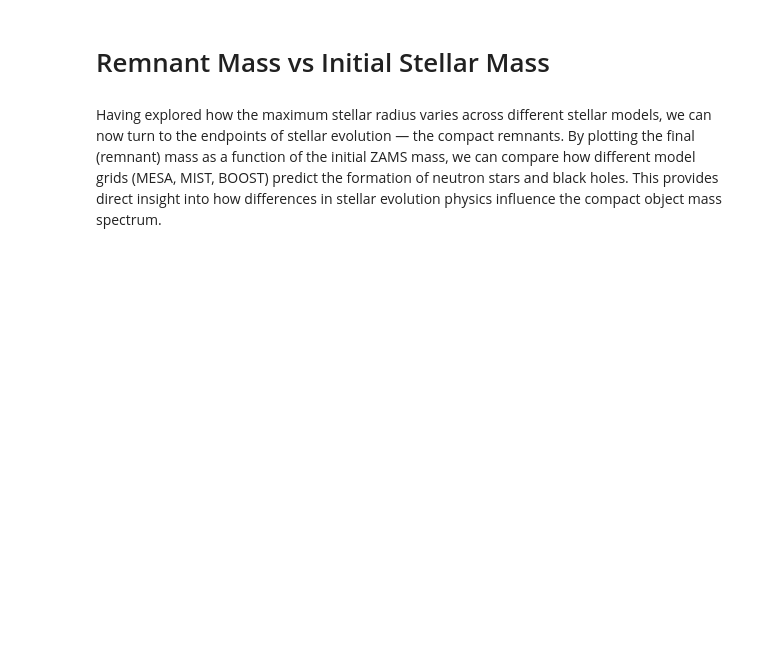
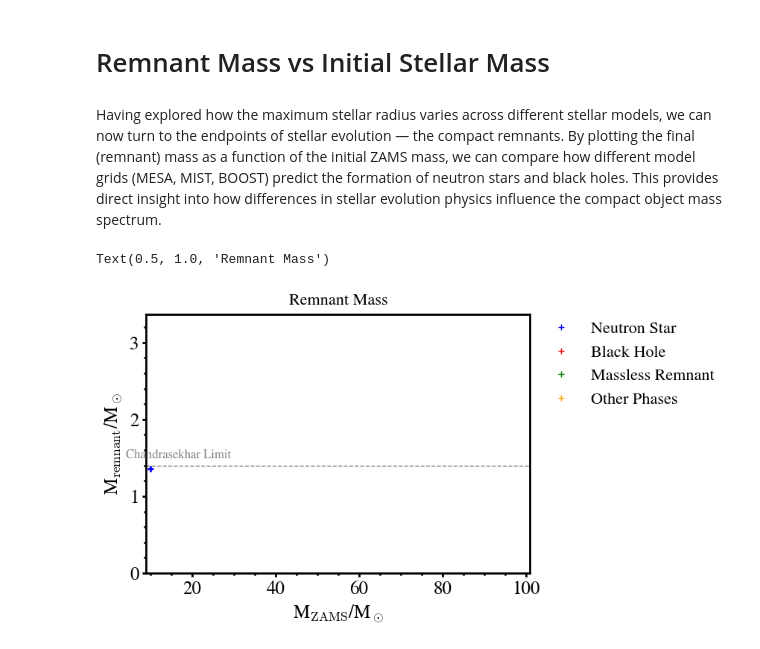
Before and after one commit to Poornima-Amali-Wickramasinghe/METISSE_ESproject, a Jupyter notebook: poornima_files/examples_on_website/example2.ipynb, the cells around one changed output. Cells and saved outputs as stored; diff of their text form; code cells hidden in the pictures; blank space fills up the shorter version.

```diff
--- a/poornima_files/examples_on_website/example2.ipynb
+++ b/poornima_files/examples_on_website/example2.ipynb
@@ -276,34 +305,42 @@ for eachfile in file_names:
 
 
 
 
 
 legend_elements = [
     Line2D([0], [0], marker='+', color='blue',  linestyle='None', label='Neutron Star'),
     Line2D([0], [0], marker='+', color='red', linestyle='None', label='Black Hole'),
     Line2D([0], [0], marker='+', color='green',  linestyle='None', label='Massless Remnant'),
     Line2D([0], [0], marker='+', color='orange',   linestyle='None', label='Other Phases')
 ]
 
 ax.legend(
     handles=legend_elements,
     loc='upper left',
     bbox_to_anchor=(1.02, 1.0),   # pushes legend outside
     borderaxespad=0,
     frameon=False
 )
 
 
 
+# x_max = max_ini_mass +2
+# half_x_max = x_max/2
+
 
 ax.set_xlabel(r'M$_{\rm ZAMS}$/M$_\odot$')         # initial (ZAMS) mass
 ax.set_ylabel(r'M$_{\rm remnant}$/M$_\odot$')      # final remnant mass
 ax.set_ylim(ymin=0.0, ymax=max_end_mass+2)
 ax.set_xlim(xmin=9.0, xmax=101.0)
 
-# Annotate physical regions for neutron stars and black holes
-ax.text(75, 0.5, 'Neutron Stars')
-ax.text(75, 5.0, 'Black Holes')
-plt.fill_between([0, 110], 3, hatch="//", ls='--', alpha=0.1, color='k')
+#Add horizontal dashed line at y = 1.44
+plt.axhline(y=1.4, color='gray', linestyle='--', linewidth=1)
+
+# Add a label **directly on the line**
+plt.text(x=4, y=1.44 + 0.02, s='Chandrasekhar Limit',
+         color='gray', fontsize=12, verticalalignment='bottom')
 
 ax.set_title('Remnant Mass')
+# %% [output]
+Text(0.5, 1.0, 'Remnant Mass')
+[figure, added]
```
Also changed, not shown: parts of 7 cells of this notebook, 37 other files.
